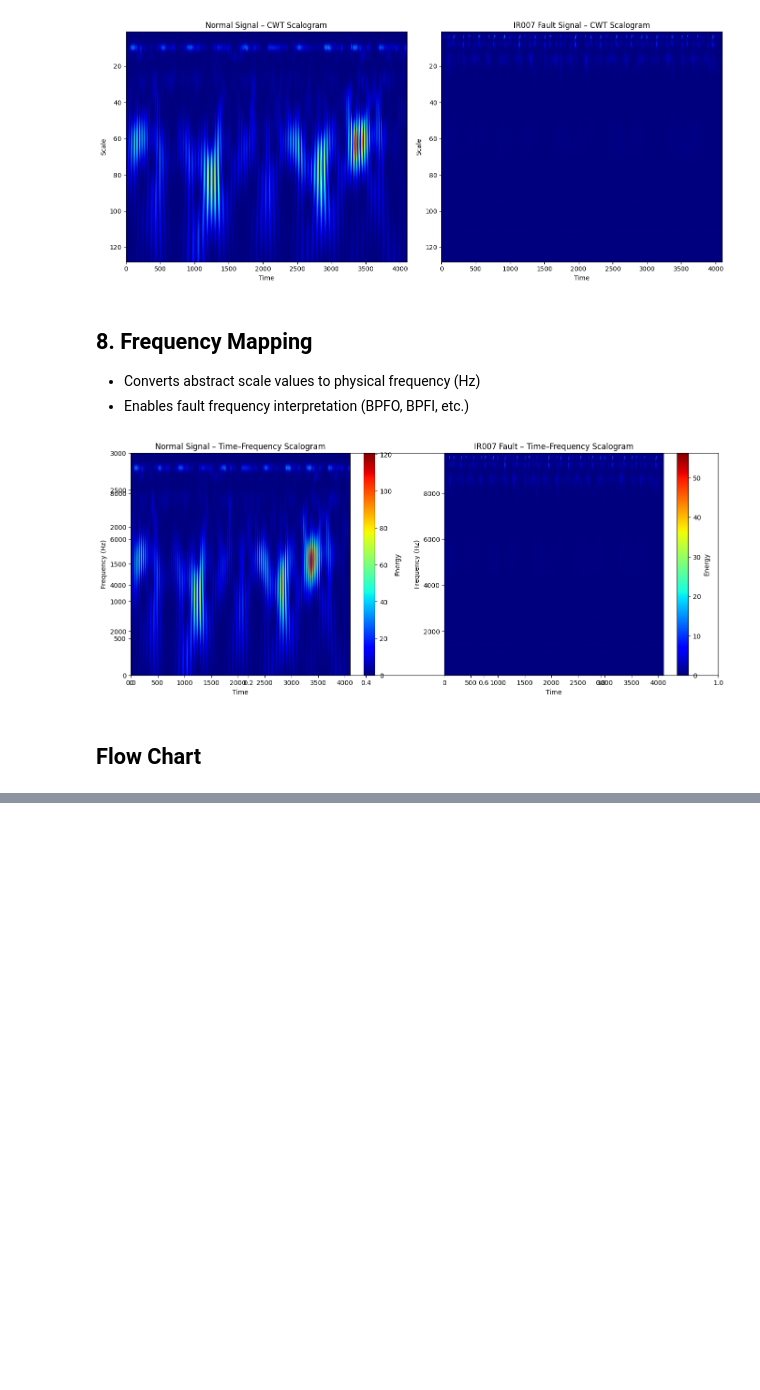
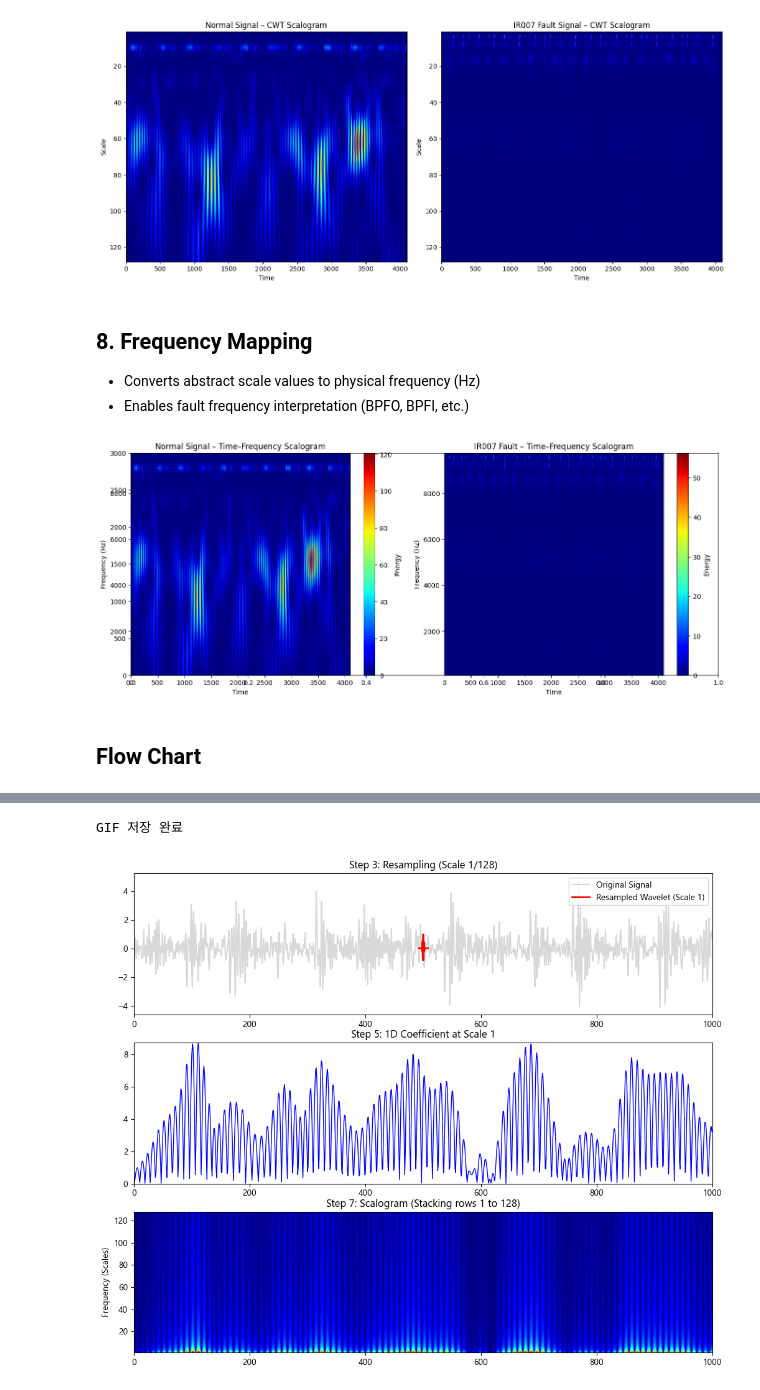
Before and after one commit to sothulthorn/signal-feature-learning, a Jupyter notebook: CWRU_CWT.ipynb, the cells around one changed output, grey strips where cells are left out. Saved outputs shown, nothing was run; the diff lists cells and outputs as text; code cells hidden in the pictures; blank space fills up the shorter version.

```diff
--- a/CWRU_CWT.ipynb
+++ b/CWRU_CWT.ipynb
@@ -214,0 +301,80 @@ graph TD
+# %%
+import numpy as np
+import matplotlib.pyplot as plt
+import pywt
+from matplotlib.animation import FuncAnimation
+from IPython.display import HTML
+
+# -----------------------------
+# 1. Parameters & Data (사용자 원본 설정 적용)
+# -----------------------------
+# signal = normal_signal[:1000] # 분석 구간 설정
+signal = ir007_signal[:1000] # 분석 구간 설정
+fs = 12000
+dt = 1/fs
+scales = np.arange(1, 129)   # 사용자 지정 원본 스케일 (1~128)
+wavelet_name = 'morl'
+
+# 2D 계수 행렬 미리 준비 (Step 7: Scalogram Stacking용)
+manual_coeffs = np.zeros((len(scales), len(signal)))
+
+# 시각화 레이아웃
+fig = plt.figure(figsize=(12, 10))
+ax1 = plt.subplot(3, 1, 1) # Step 3 & 4: Resampling & Translation
+ax2 = plt.subplot(3, 1, 2) # Step 5: 1D Coefficient 추출
+ax3 = plt.subplot(3, 1, 3) # Step 7: Scalogram 이미지 누적
+
+# -----------------------------
+# 2. Animation Update Function
+# -----------------------------
+def update(frame_scale):
+    # frame_scale은 0부터 127까지 증가 (Scaling Loop의 반복)
+    a = scales[frame_scale]
+
+    # --- Step 3: Resampling (스케일링 루프 내 핵심 동작) ---
+    wavelet = pywt.ContinuousWavelet(wavelet_name)
+    psi, x = wavelet.wavefun(level=8)
+
+    # --- Step 4 & 5: 전체 구간에 대해 Convolution 및 계수 추출 ---
+    # 애니메이션 속도를 위해 각 스케일의 전체 계수를 한 번에 계산
+    # (실제 내부 동작인 '슬라이딩' 결과물을 한 줄로 요약)
+    current_row = np.abs(np.convolve(signal, psi, mode='same')) / np.sqrt(a)
+    manual_coeffs[frame_scale, :] = current_row
+
+    # --- 그래프 업데이트 ---
+
+    # Ax1: 현재 스케일(a)에서 리샘플링된 웨이블릿의 크기 시각화
+    ax1.cla()
+    ax1.plot(signal, color='gray', alpha=0.3, label='Original Signal')
+    # 중앙 부근에 웨이블릿 하나를 표시하여 '크기(Resampling)' 변화를 보여줌
+    ax1.plot(x * a + 500, psi, 'r', lw=2, label=f'Resampled Wavelet (Scale {a})')
+    ax1.set_title(f"Step 3: Resampling (Scale {a}/128)")
+    ax1.set_xlim(0, len(signal))
+    ax1.legend(loc='upper right')
+
+    # Ax2: 현재 스케일에서 추출된 1D 계수 (Scalogram의 한 줄)
+    ax2.cla()
+    ax2.plot(current_row, color='blue', lw=1)
+    ax2.set_title(f"Step 5: 1D Coefficient at Scale {a}")
+    ax2.set_xlim(0, len(signal))
+    ax2.set_ylim(0, np.max(manual_coeffs) if np.max(manual_coeffs) > 0 else 1)
+
+    # Ax3: 스칼로그램 스태킹 (아래에서 위로 쌓임)
+    # 한 줄씩 에너지가 채워지는 모습 시각화
+    ax3.cla()
+    ax3.imshow(manual_coeffs, aspect='auto', cmap='jet', origin='lower',
+               extent=[0, len(signal), scales[0], scales[-1]])
+    ax3.set_title("Step 7: Scalogram (Stacking rows 1 to 128)")
+    ax3.set_ylabel("Frequency (Scales)")
+
+    return []
+
+# 애니메이션 생성 (모든 128개 스케일에 대해 반복)
+ani = FuncAnimation(fig, update, frames=len(scales), interval=50, blit=False)
+ani.save('CWT_Analysis.gif', writer='pillow', fps=20)
+print("GIF 저장 완료")
+# plt.tight_layout()
+# HTML(ani.to_jshtml())
+# %% [output]
+GIF 저장 완료
+[figure, added]
```
Also changed, not shown: parts of 17 cells of this notebook, 2 other files.
